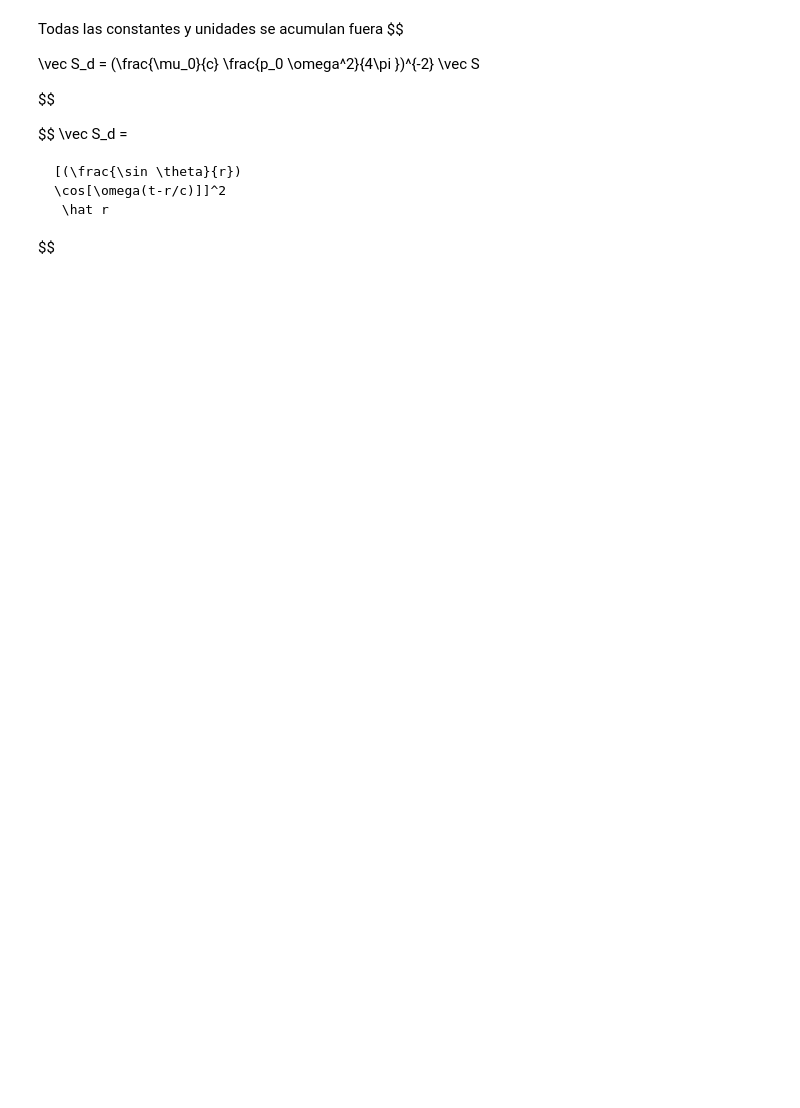
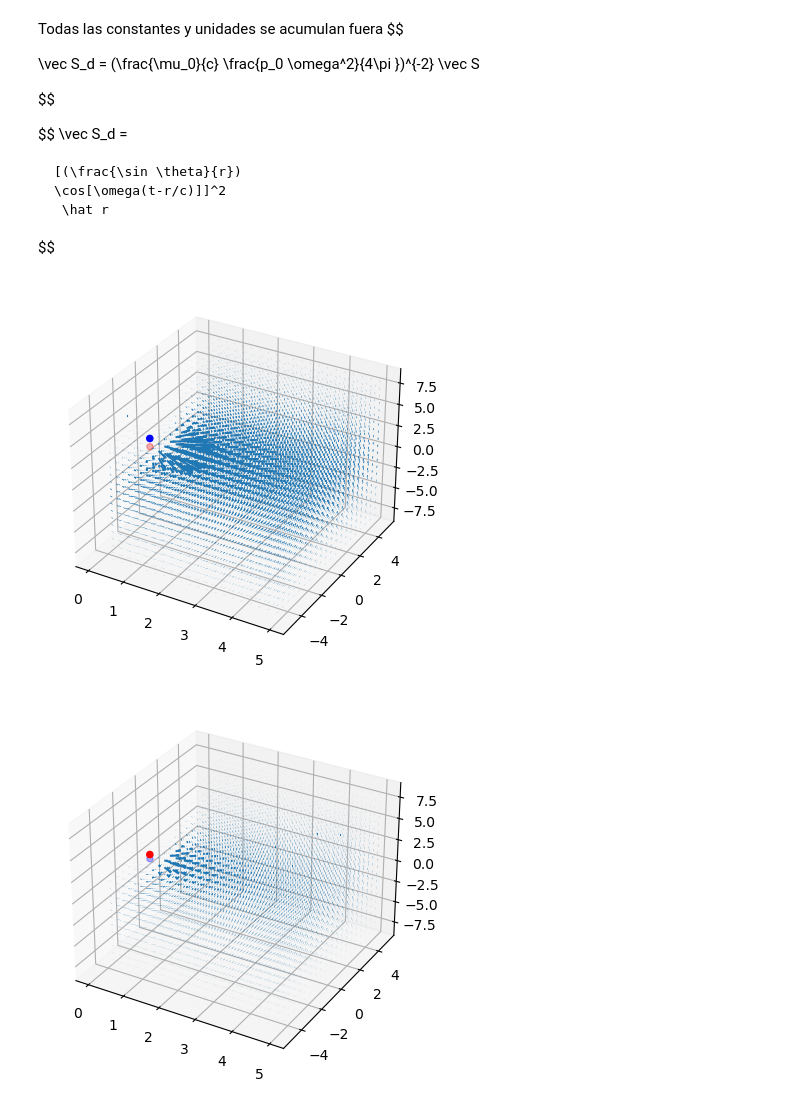
Before and after one commit to fbientrigo/learningprogamation, a Jupyter notebook: Electrodynamics/E_discrete_charges.ipynb, the cells around one changed output. Cells and saved outputs as stored; diff of their text form; code cells hidden in the pictures; blank space fills up the shorter version.

```diff
--- a/Electrodynamics/E_discrete_charges.ipynb
+++ b/Electrodynamics/E_discrete_charges.ipynb
@@ -570,3 +585,41 @@ def Sd(rx, ry, rz, t=2):
     I2 = np.cos( omega* (t - r/c) )
 
     return I1 * I1 * I2 * I2  * rvec / r
+# %%
+# Crea los slices
+
+N = 20
+x = np.linspace(.5, 5, N)
+y = np.linspace(-5, 5, N)
+z = np.linspace(-8, 8, N)
+xv, yv, zv = np.meshgrid(x, y, z)
+
+t = 1
+
+Sret = lambda x,y,z: Sd(x,y,z, t=t)
+
+S_field = np.vectorize(Sret, signature='(),(),()->(n)')(xv, yv, zv)
+Sx = S_field[:,:,:,0]
+Sy = S_field[:,:,:,1]
+Sz = S_field[:,:,:,2]
+# %%
+for t in np.linspace(0,20,4):
+    Sret = lambda x,y,z: Sd(x,y,z, t=t)
+
+    S_field = np.vectorize(Sret, signature='(),(),()->(n)')(xv, yv, zv)
+    Sx = S_field[:,:,:,0]
+    Sy = S_field[:,:,:,1]
+    Sz = S_field[:,:,:,2]
+
+    fig = plt.figure()
+    ax = fig.add_subplot(111, projection='3d')
+    # el campo electrico
+    ax.quiver(xv, yv, zv, Sx, Sy, Sz, length=1)
+    # las cargas
+    rz = [q_plus(t), q_minus(t)]
+    ax.scatter(0, 0,rz , color= ['b', 'r'])
+    plt.savefig(f'plots/{t}.png')
+    plt.show()
+# %% [output]
+[figure, added]
+[figure, added]
```
Also changed, not shown: parts of 13 cells of this notebook, 5 other files.
